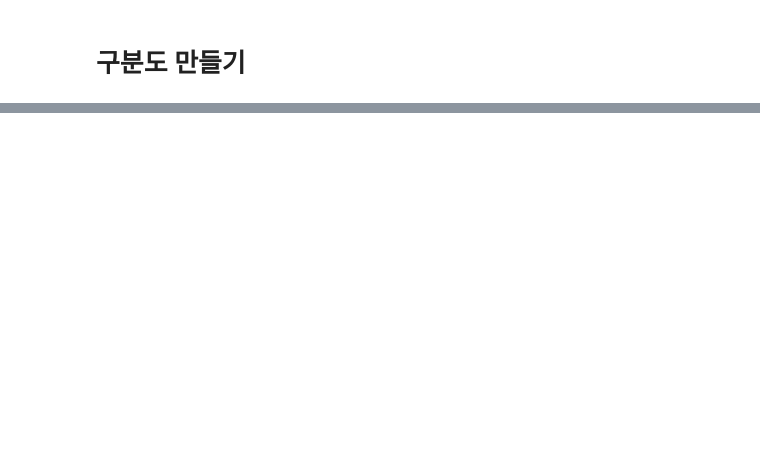
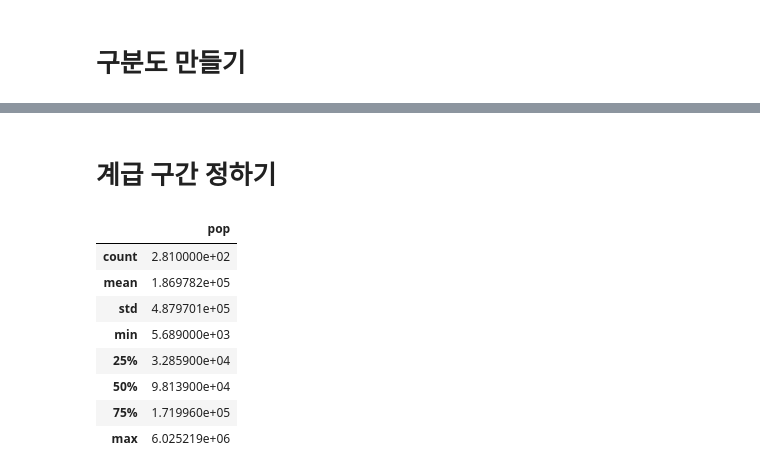
Before and after one commit to online5880/doit_python_da, a Jupyter notebook: chapter_11(map_visualization)/11_1.ipynb, the cells around one changed output, grey strips where cells are left out. Saved outputs shown, nothing was run; the diff lists cells and outputs as text; code cells hidden in the pictures; blank space fills up the shorter version.

```diff
--- a/chapter_11(map_visualization)/11_1.ipynb
+++ b/chapter_11(map_visualization)/11_1.ipynb
@@ -202,0 +196,16 @@ map_sig
+# %% [markdown]
+# 계급 구간 정하기
+# %%
+bins = list(df_filtered["pop"].quantile([0, 0.2, 0.4, 0.6, 0.8, 1]))
+
+df_filtered.describe()
+# %% [output]
+|  | pop |
+| count | 2.810000e+02 |
+| mean | 1.869782e+05 |
+| std | 4.879701e+05 |
+| min | 5.689000e+03 |
+| 25% | 3.285900e+04 |
+| 50% | 9.813900e+04 |
+| 75% | 1.719960e+05 |
+| max | 6.025219e+06 |
```
Also changed, not shown: parts of 15 cells of this notebook, 3 other files.
